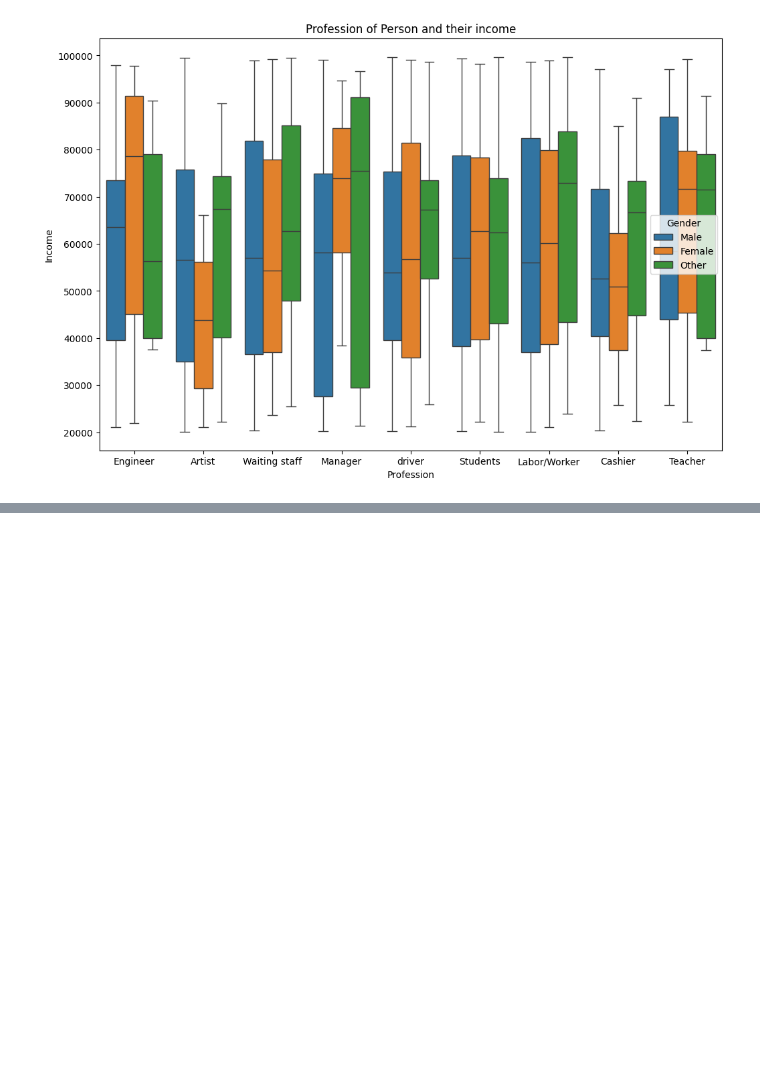
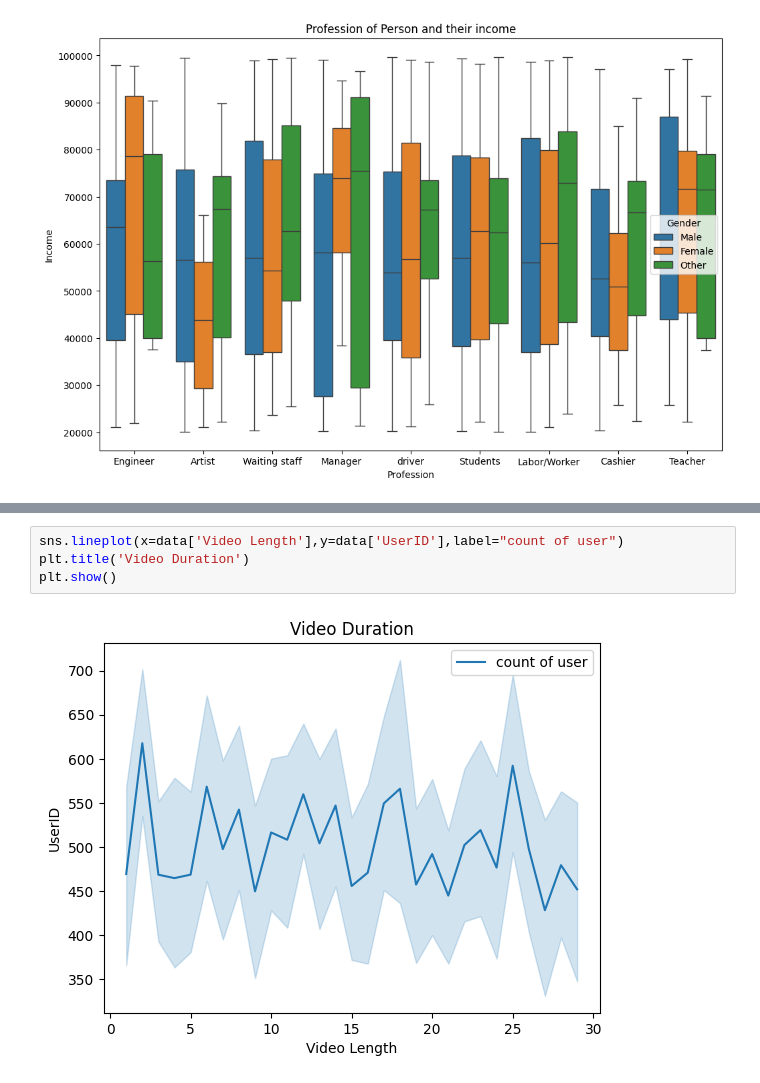
Before and after one commit to ankitg-02/Social-Media-Usage-analysis, a Jupyter notebook: Social_Media_Usage.ipynb, the cells around one changed output, grey strips where cells are left out. Drawn from its saved outputs; the diff is of its cells as text; blank space fills up the shorter version.

```diff
--- a/Social_Media_Usage.ipynb
+++ b/Social_Media_Usage.ipynb
@@ -182,0 +181,6 @@ plt.show()
+# %%
+sns.lineplot(x=data['Video Length'],y=data['UserID'],label="count of user")
+plt.title('Video Duration')
+plt.show()
+# %% [output]
+[figure, added]
```
Also changed, not shown: parts of 7 cells of this notebook.
